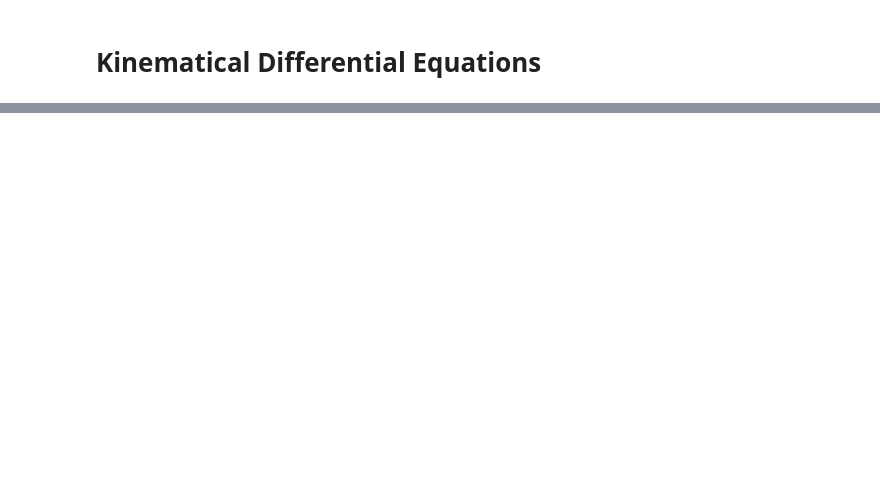
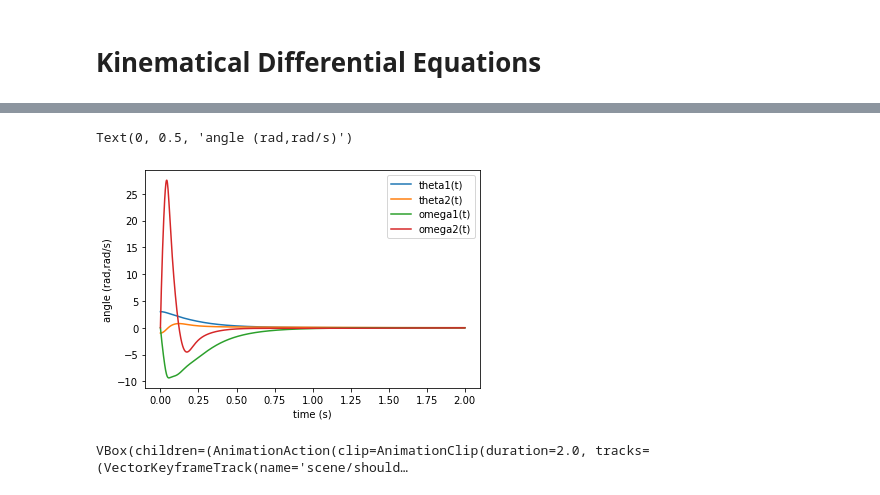
Before and after one commit to jdekarske/2d-robot-prognostics, a Jupyter notebook: robotdynamics.ipynb, the cells around one changed output, grey strips where cells are left out. Cells and saved outputs as stored; diff of their text form; code cells hidden in the pictures; blank space fills up the shorter version.

```diff
--- a/robotdynamics.ipynb
+++ b/robotdynamics.ipynb
@@ -46,0 +288,21 @@ fore_arm_mass_center.set_pos(elbow, fore_arm_com_length * fore_arm_frame.y)
+# %%
+plt.plot(sys.times,y)
+plt.legend(sys.states)
+plt.xlabel('time (s)')
+plt.ylabel('angle (rad,rad/s)')
+# %% [output]
+Text(0, 0.5, 'angle (rad,rad/s)')
+[figure, added]
+# %%
+scene = Scene(inertial_frame, shoulder)
+
+scene.visualization_frames = [shoulder_viz_frame, elbow_viz_frame,
+                              upper_arm_viz_frame, fore_arm_viz_frame]
+
+scene.states_symbols = coordinates + speeds
+scene.constants = sys.constants
+scene.states_trajectories = y
+scene.times = sys.times
+scene.display_jupyter()
+# %% [output]
+VBox(children=(AnimationAction(clip=AnimationClip(duration=2.0, tracks=(VectorKeyframeTrack(name='scene/should…
```
Also changed, not shown: parts of 21 cells of this notebook, 1 other file.
